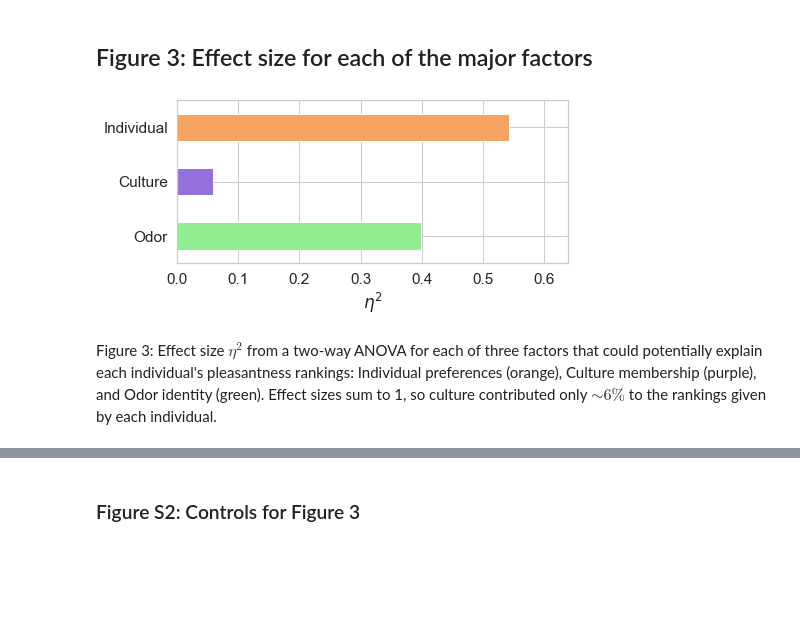
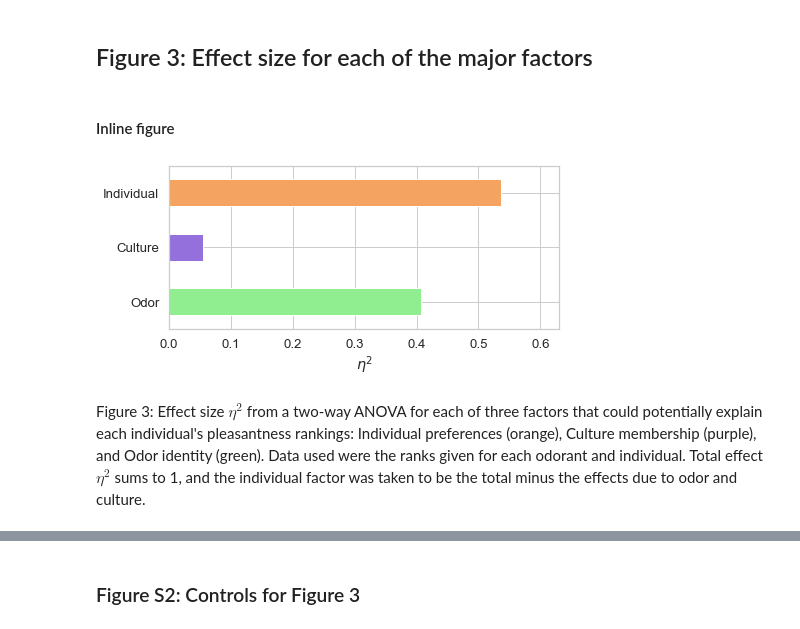
Before and after one commit to rgerkin/shared-pleasantness, a Jupyter notebook: main-analysis.ipynb, the cells around one changed output, grey strips where cells are left out. Cells and saved outputs as stored; diff of their text form; code cells hidden in the pictures; blank space fills up the shorter version.

```diff
--- a/main-analysis.ipynb
+++ b/main-analysis.ipynb
@@ -19,5 +22,6 @@ import univple as up
 # %%
 data = {}
 data['raw'], odorants = up.load_data()
+data['ranked'], odorants = up.load_data(by='ranks')
 groups, group_ids = up.get_groups(data['raw'])
-data['raw'].head()  # First 5 rows
+#data['raw'].head()  # First 5 rows
@@ -54,0 +55,11 @@ for i, (group, range_) in enumerate(group_ranges.items()):
+# %%
+sns.set(font_scale=1.8)
+plt.figure(figsize=(32, 7))
+ax = sns.heatmap(z.T, xticklabels=[], cmap='jet', cbar_kws={'pad': 0.01, 'label': 'Rank', 'ticks':range(11)})
+ax.set_xlabel('')
+ax.set_ylabel('')
+for i, (group, range_) in enumerate(group_ranges.items()):
+    ax.text(range_.mean()-0.1, 10.6, group, ha='center', va='top', rotation=45)
+    #line = lines.Line2D(x, y, lw=5., color='r', alpha=0.4)
+    ax.arrow(range_.min(), 10.25+0.25*(i%2), range_.max() + 1 - range_.min(), 0, clip_on=False, color='k', length_includes_head=True)
+plt.savefig('Figure 2-inline.pdf', bbox_inches="tight", format='pdf')
@@ -62,0 +100,4 @@ up.fig_highest_lowest(data['ranked'], groups, odorants)
+# %%
+sns.set(font_scale=1.2)
+up.fig_highest_lowest(data['ranked'], groups, odorants)
+plt.savefig('Figure S1.pdf', bbox_inches="tight", format='pdf')
@@ -69,10 +112,14 @@ Figure S1: Pleasantness rankings are correlated for both the most pleasant and m
 # - OWC: Within-culture agreement is the same, but across-culture agreement is random. Create a unique ranking shuffle for each group and apply each group's shuffle identically to the members of that group
 # - I: Culture is not a predictive label.  Shuffle individuals between cultures.
 eta2_mean, eta2_sd = up.get_eta2(data['raw'])
+# %% [markdown]
+#### Inline figure
 # %%
 # Effect size for each major factor
-up.fig_eta2(eta2_mean, eta2_sd, simplify=True)
+sns.set_style('whitegrid')
+up.fig_eta2(eta2_mean, eta2_sd, simplify=True, colors=['lightgreen', 'mediumpurple', 'sandybrown'], direction='h')
+plt.savefig('Figure 3-inline.pdf', bbox_inches="tight", format='pdf')
 # %% [output]
-[figure, old version]
+[figure, new version]
 # %% [markdown]
-Figure 3: Effect size $\eta^2$ from a two-way ANOVA for each of three factors that could potentially explain each individual's pleasantness rankings: Individual preferences (orange), Culture membership (purple), and Odor identity (green).  Effect sizes sum to 1, so culture contributed only $\sim6\%$ to the rankings given by each individual.
+Figure 3: Effect size $\eta^2$ from a two-way ANOVA for each of three factors that could potentially explain each individual's pleasantness rankings: Individual preferences (orange), Culture membership (purple), and Odor identity (green).  Data used were the ranks given for each odorant and individual.  Total effect $\eta^2$ sums to 1, and the individual factor was taken to be the total minus the effects due to odor and culture.
```
Also changed, not shown: parts of 43 cells of this notebook, 3 other files.
